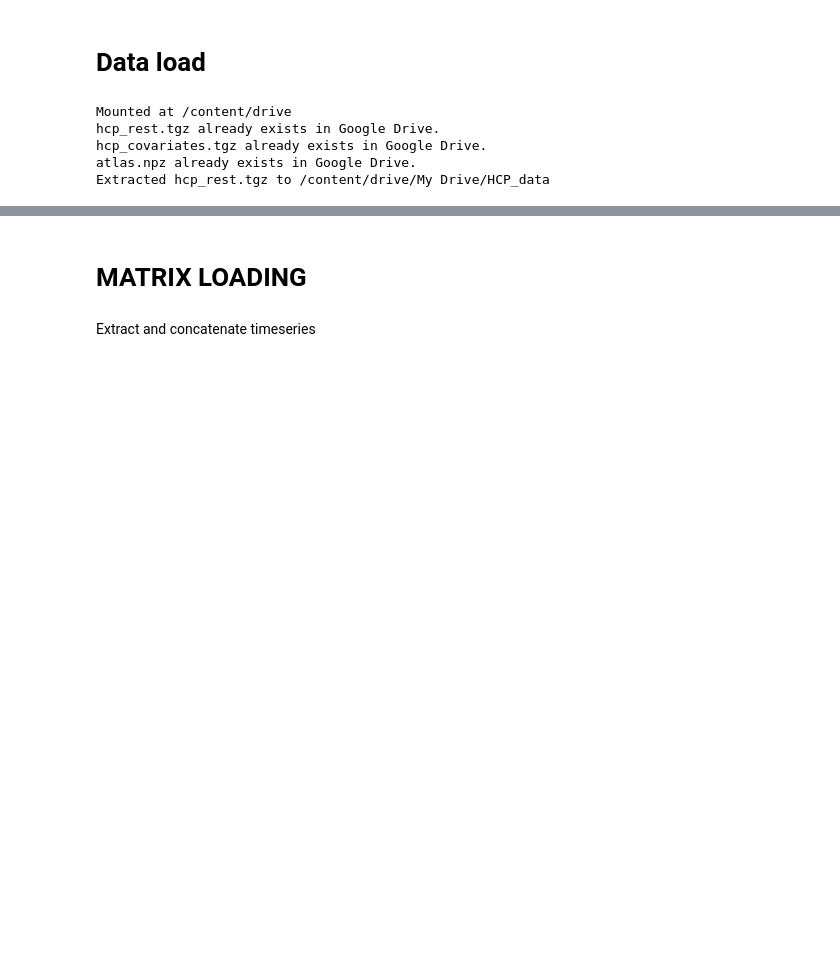
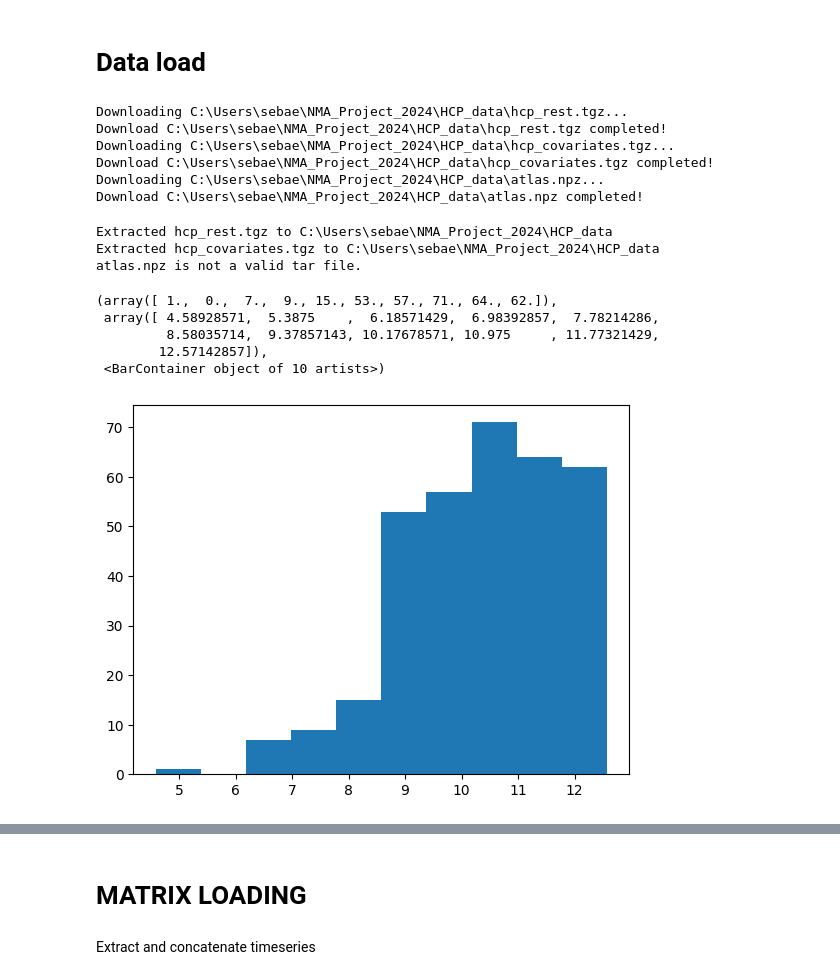
Before and after one commit to leahelene/NMA_Project_2024, a Jupyter notebook: ProjectNMA.ipynb, the cells around one changed output, grey strips where cells are left out. Saved outputs shown, nothing was run; the diff lists cells and outputs as text; code cells hidden in the pictures; blank space fills up the shorter version.

```diff
--- a/ProjectNMA.ipynb
+++ b/ProjectNMA.ipynb
@@ -249,17 +5,13 @@ def pca(X):
 # %% [markdown]
 # Data load
 # %%
-from google.colab import drive
 import os
 import requests
 import tarfile
 
-# Montar Google Drive
-drive.mount('/content/drive')
-
 # Definir directorios y archivos
-drive_dir = "/content/drive/My Drive/HCP_data"
-os.makedirs(drive_dir, exist_ok=True)
+local_dir = r"C:\Users\sebae\NMA_Project_2024\HCP_data"  # Cambia esta ruta al directorio que prefieras en tu máquina local
+os.makedirs(local_dir, exist_ok=True)
 fnames = ["hcp_rest.tgz", "hcp_covariates.tgz", "atlas.npz"]
 urls = ["https://osf.io/bqp7m/download",
         "https://osf.io/x5p4g/download",
@@ -280,13 +32,13 @@ def download_file(url, fname):
             fid.write(r.content)
         print(f"Download {fname} completed!")
 
-# Descargar los archivos si no existen en Google Drive
+# Descargar los archivos si no existen en el directorio local
 for fname, url in zip(fnames, urls):
-    drive_path = os.path.join(drive_dir, fname)
-    if not os.path.isfile(drive_path):
-        download_file(url, drive_path)
+    local_path = os.path.join(local_dir, fname)
+    if not os.path.isfile(local_path):
+        download_file(url, local_path)
     else:
-        print(f"{fname} already exists in Google Drive.")
+        print(f"{fname} already exists in local directory.")
 
 # Si necesitas extraer los archivos
 def extract_file(filepath, extract_to):
@@ -298,12 +50,16 @@ def extract_file(filepath, extract_to):
         print(f"{os.path.basename(filepath)} is not a valid tar file.")
 
 for fname in fnames:
-    drive_path = os.path.join(drive_dir, fname)
-    extract_file(drive_path, drive_dir)
+    local_path = os.path.join(local_dir, fname)
+    extract_file(local_path, local_dir)
 # %% [output]
-Mounted at /content/drive
-hcp_rest.tgz already exists in Google Drive.
-hcp_covariates.tgz already exists in Google Drive.
-atlas.npz already exists in Google Drive.
-Extracted hcp_rest.tgz to /content/drive/My Drive/HCP_data
+Downloading C:\Users\sebae\NMA_Project_2024\HCP_data\hcp_rest.tgz...
+Download C:\Users\sebae\NMA_Project_2024\HCP_data\hcp_rest.tgz completed!
+Downloading C:\Users\sebae\NMA_Project_2024\HCP_data\hcp_covariates.tgz...
+Download C:\Users\sebae\NMA_Project_2024\HCP_data\hcp_covariates.tgz completed!
+Downloading C:\Users\sebae\NMA_Project_2024\HCP_data\atlas.npz...
+Download C:\Users\sebae\NMA_Project_2024\HCP_data\atlas.npz completed!
+Extracted hcp_rest.tgz to C:\Users\sebae\NMA_Project_2024\HCP_data
+Extracted hcp_covariates.tgz to C:\Users\sebae\NMA_Project_2024\HCP_data
+atlas.npz is not a valid tar file.
 # %%
@@ -355,18 +110,25 @@ BOLD_NAMES = [
 subjects = range(N_SUBJECTS)
 # %%
 import pandas as pd
-language_csv = '/content/drive/My Drive/HCP_data/hcp/behavior/language.csv'
+language_csv = r'C:\Users\sebae\NMA_Project_2024\HCP_data\hcp\behavior\language.csv'
 language_df = pd.read_csv(language_csv)
 filtered_df = language_df[language_df['ConditionName'] == 'STORY']
 filtered_df
 run_mean = filtered_df.groupby('Subject')[['ACC', 'AVG_DIFFICULTY_LEVEL', 'MEDIAN_RT']].mean().reset_index()
 
 avg_dif_df = run_mean[['Subject', 'AVG_DIFFICULTY_LEVEL']]
 
 avg_dif_df.head()
 
 #plt.hist(run_mean['ACC'])
 plt.hist(run_mean['AVG_DIFFICULTY_LEVEL'])
+# %% [output]
+(array([ 1.,  0.,  7.,  9., 15., 53., 57., 71., 64., 62.]),
+ array([ 4.58928571,  5.3875    ,  6.18571429,  6.98392857,  7.78214286,
+         8.58035714,  9.37857143, 10.17678571, 10.975     , 11.77321429,
+        12.57142857]),
+ <BarContainer object of 10 artists>)
+[figure, added]
 # %%
 # Definir el umbral
 threshold = 10.5
```
Also changed, not shown: parts of 40 cells of this notebook.
